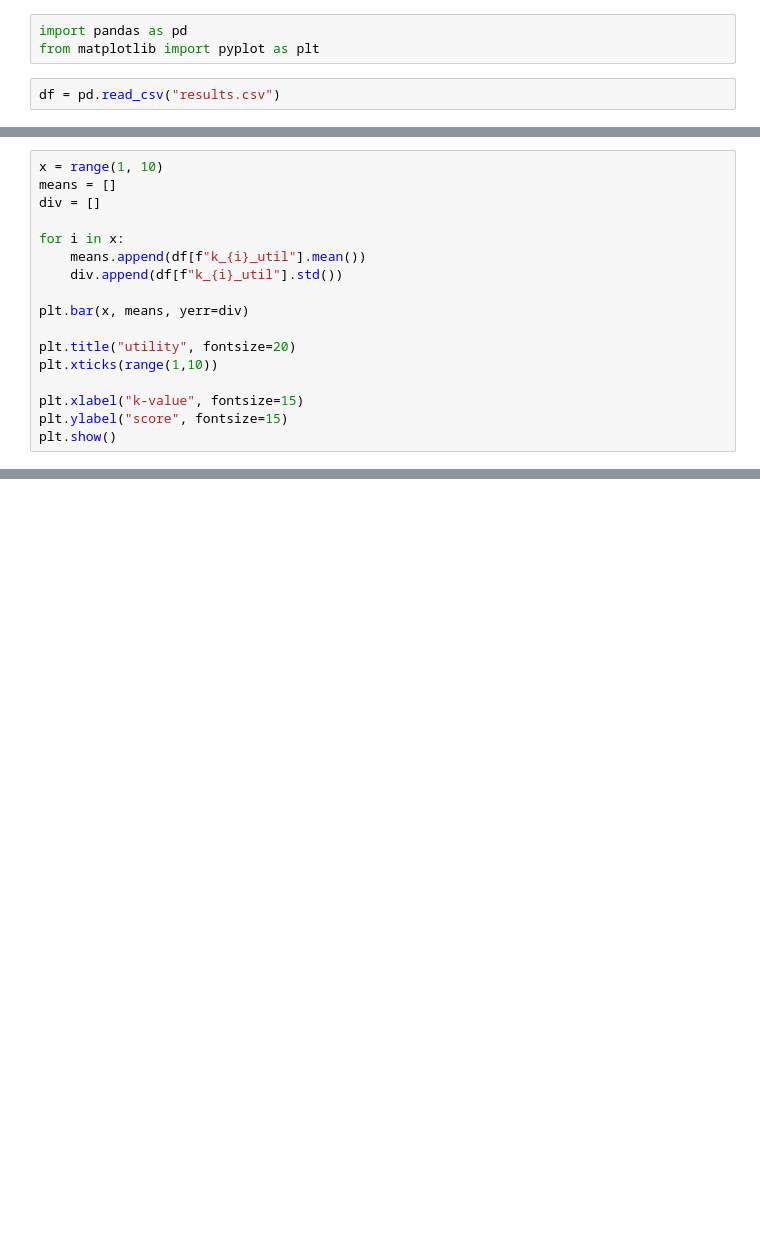
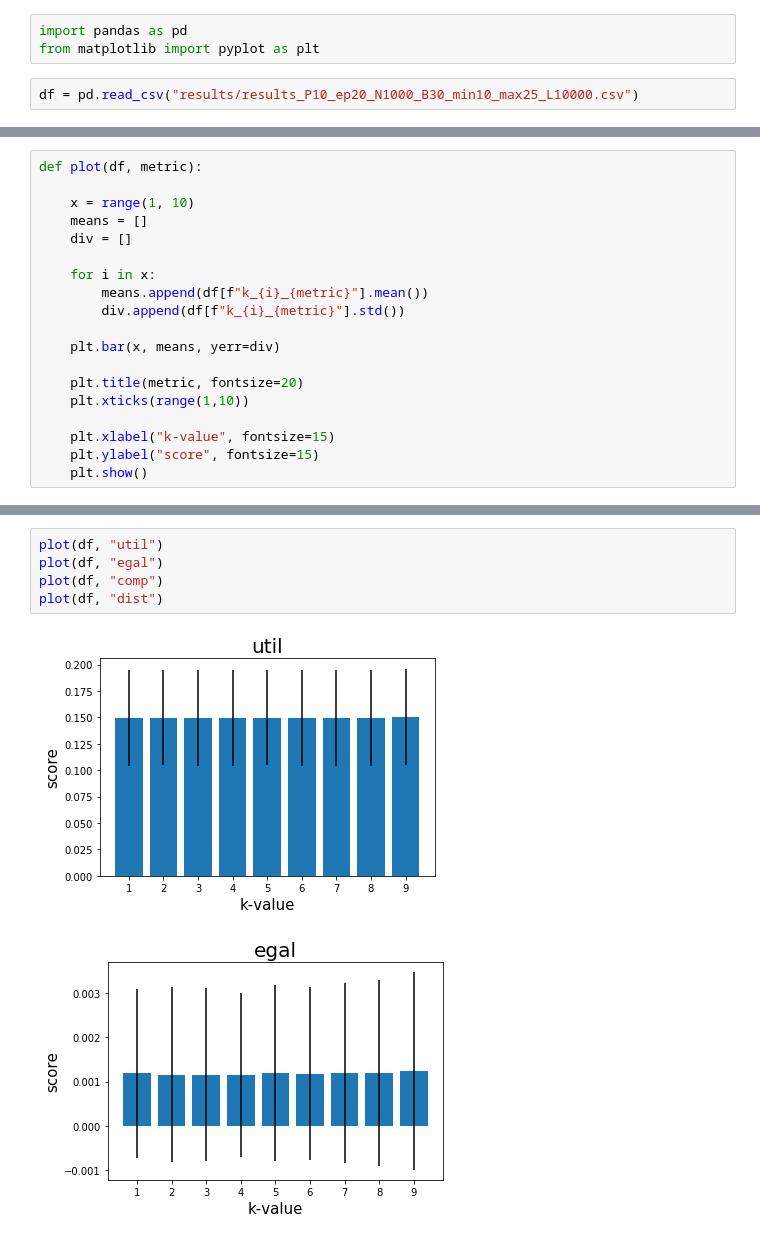
Before and after one commit to pdehaan274/ComSoc, a Jupyter notebook: result analysis.ipynb, the cells around one changed output, grey strips where cells are left out. Drawn from its saved outputs; the diff is of its cells as text; blank space fills up the shorter version.

```diff
--- a/result analysis.ipynb
+++ b/result analysis.ipynb
@@ -2,7 +2,7 @@
 import pandas as pd
 from matplotlib import pyplot as plt
 # %%
-df = pd.read_csv("results.csv")
+df = pd.read_csv("results/results_P10_ep20_N1000_B30_min10_max25_L10000.csv")
 # %%
 df.keys()
 # %% [output]
@@ -18,18 +20,20 @@ Index(['P', 'epsilon', 'N', 'budget', 'min_prize', 'max_prize', 'p_0', 'p_1',
       dtype='object')
 # %%
-x = range(1, 10)
-means = []
-div = []
+def plot(df, metric):
 
-for i in x:
-    means.append(df[f"k_{i}_util"].mean())
-    div.append(df[f"k_{i}_util"].std())
+    x = range(1, 10)
+    means = []
+    div = []
 
-plt.bar(x, means, yerr=div)
+    for i in x:
+        means.append(df[f"k_{i}_{metric}"].mean())
+        div.append(df[f"k_{i}_{metric}"].std())
 
-plt.title("utility", fontsize=20)
-plt.xticks(range(1,10))
+    plt.bar(x, means, yerr=div)
 
-plt.xlabel("k-value", fontsize=15)
-plt.ylabel("score", fontsize=15)
-plt.show()
+    plt.title(metric, fontsize=20)
+    plt.xticks(range(1,10))
+
+    plt.xlabel("k-value", fontsize=15)
+    plt.ylabel("score", fontsize=15)
+    plt.show()
@@ -75,0 +42,8 @@ plt.show()
+# %%
+plot(df, "util")
+plot(df, "egal")
+plot(df, "comp")
+plot(df, "dist")
+# %% [output]
+[figure, added]
+[figure, added]
```
Also changed, not shown: parts of 27 cells of this notebook, 4 other files.
